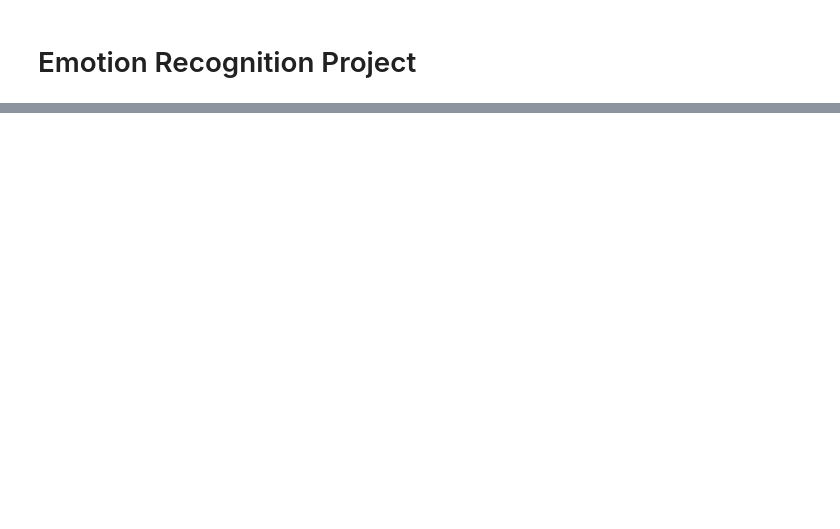
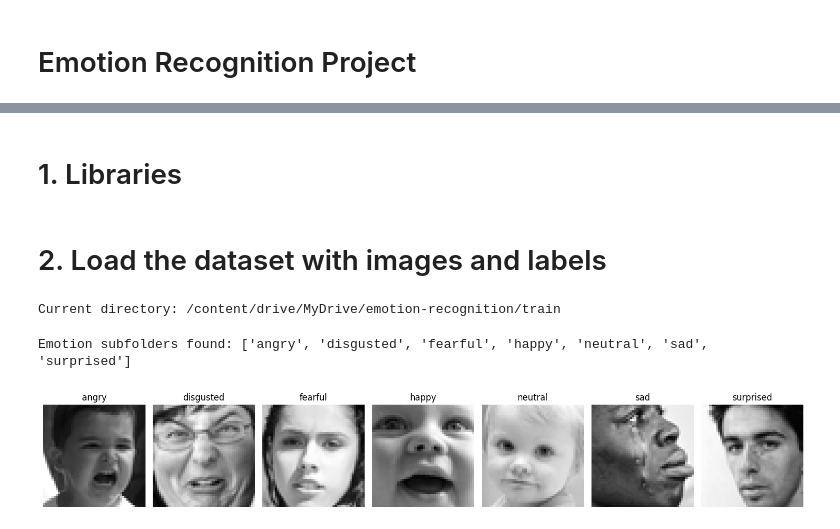
Before and after one commit to marius2347/emotion-recognition, a Jupyter notebook: project.ipynb, the cells around one changed output, grey strips where cells are left out. Cells and saved outputs as stored; diff of their text form; code cells hidden in the pictures; blank space fills up the shorter version.

```diff
--- a/project.ipynb
+++ b/project.ipynb
@@ -22,0 +14,2 @@ hello
+# %% [markdown]
+# 1. Libraries
@@ -22,0 +20,39 @@ hello
+# %% [markdown]
+# 2. Load the dataset with images and labels
+# %%
+# train path
+train_dir = '/content/drive/MyDrive/emotion-recognition/train'
+os.chdir(train_dir)
+print(f"Current directory: {os.getcwd()}")
+# %% [output]
+Current directory: /content/drive/MyDrive/emotion-recognition/train
+# %%
+# emotion labels paths
+emotion_subfolders = [f.name for f in os.scandir('.') if f.is_dir()]
+print("Emotion subfolders found:", emotion_subfolders)
+# %% [output]
+Emotion subfolders found: ['angry', 'disgusted', 'fearful', 'happy', 'neutral', 'sad', 'surprised']
+# %%
+# images and labels
+plt.figure(figsize=(15, 5))
+
+for i, emotion in enumerate(emotion_subfolders):
+    emotion_path = os.path.join(train_dir, emotion)
+    # List files in the emotion folder and take the first one
+    image_files = [f for f in os.listdir(emotion_path) if os.path.isfile(os.path.join(emotion_path, f))]
+    if image_files:
+        first_image_path = os.path.join(emotion_path, image_files[0])
+        img = mpimg.imread(first_image_path)
+
+        plt.subplot(1, len(emotion_subfolders), i + 1)
+        # Add cmap='gray' to display grayscale images correctly
+        plt.imshow(img, cmap='gray')
+        plt.title(emotion)
+        plt.axis('off')
+    else:
+        print(f"No images found in {emotion_path}")
+
+plt.tight_layout()
+plt.show()
+# %% [output]
+[figure, added]
```
Also changed, not shown: parts of 3 cells of this notebook.
